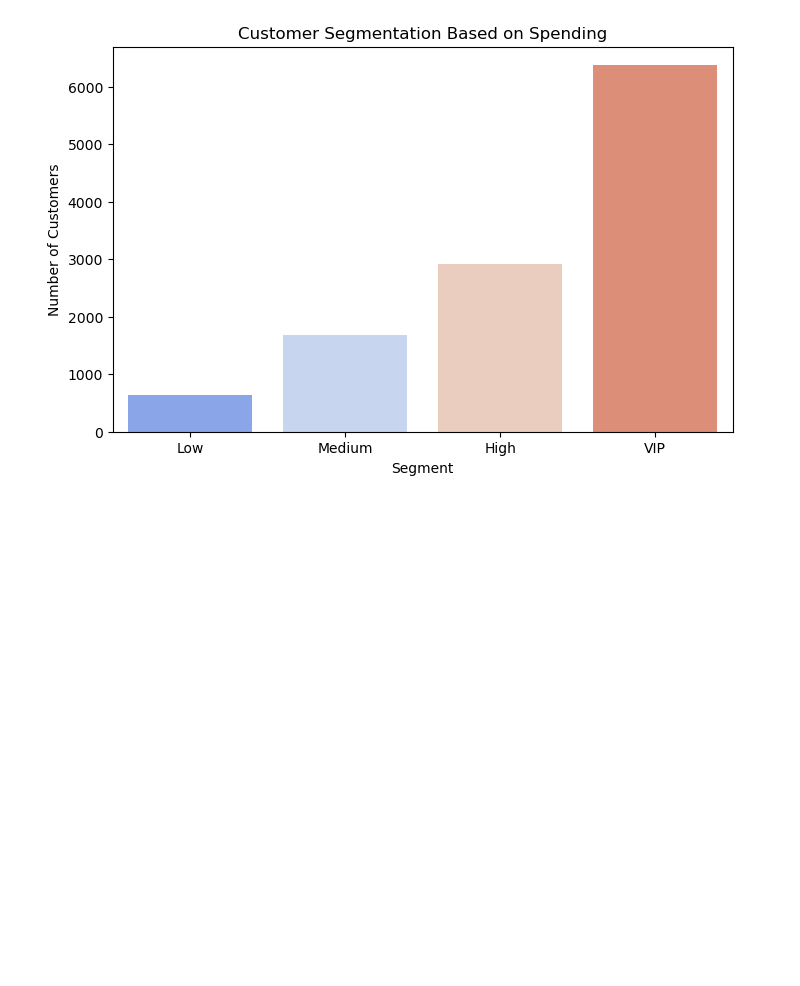
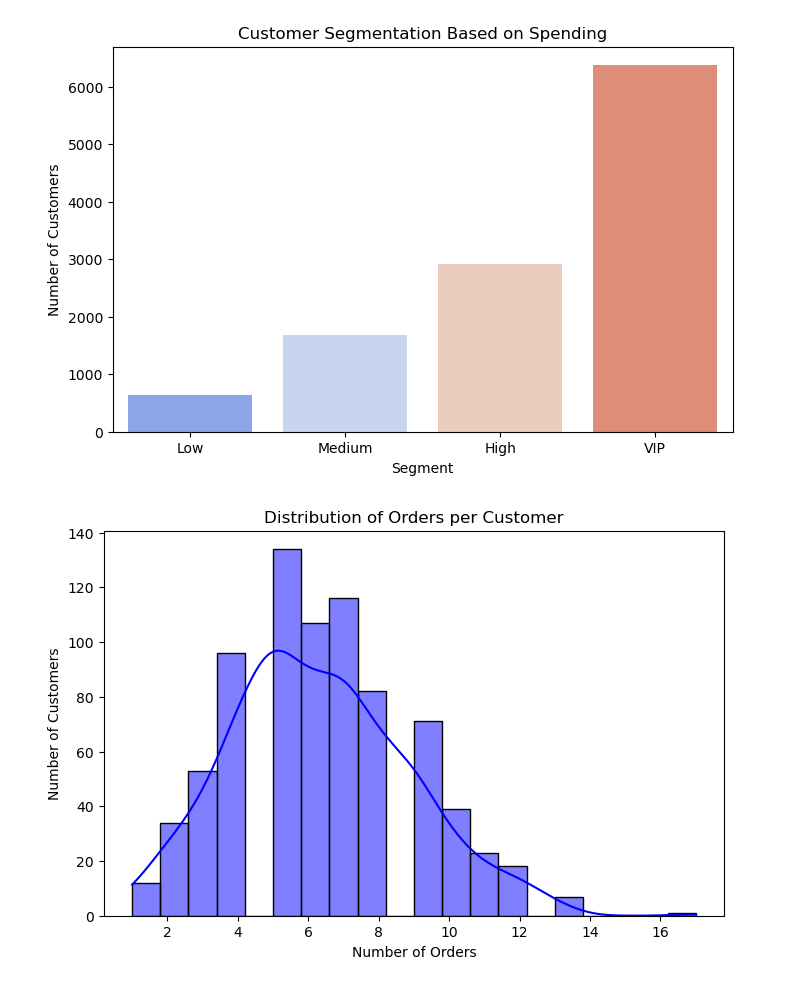
Before and after one commit to yrehim7/Superstore-EDA-analysis, a Jupyter notebook: main.ipynb, the cells around one changed output. Saved outputs shown, nothing was run; the diff lists cells and outputs as text; code cells hidden in the pictures; blank space fills up the shorter version.

```diff
--- a/main.ipynb
+++ b/main.ipynb
@@ -434,3 +435,17 @@ Passing `palette` without assigning `hue` is deprecated and will be removed in v
 
   sns.barplot(x=segment_analysis.index, y="Sales", data=segment_analysis, palette="coolwarm")
 [figure]
+# %%
+# Count the number of orders per customer
+customer_orders = df.groupby("Customer ID")["Order ID"].nunique().reset_index()
+customer_orders.columns = ["Customer ID", "Total Orders"]
+
+plt.figure(figsize=(8, 5))
+sns.histplot(customer_orders["Total Orders"], bins=20, kde=True, color="blue")
+
+plt.title("Distribution of Orders per Customer")
+plt.xlabel("Number of Orders")
+plt.ylabel("Number of Customers")
+plt.show()
+# %% [output]
+[figure, added]
```
Also changed, not shown: parts of 1 cell of this notebook.
